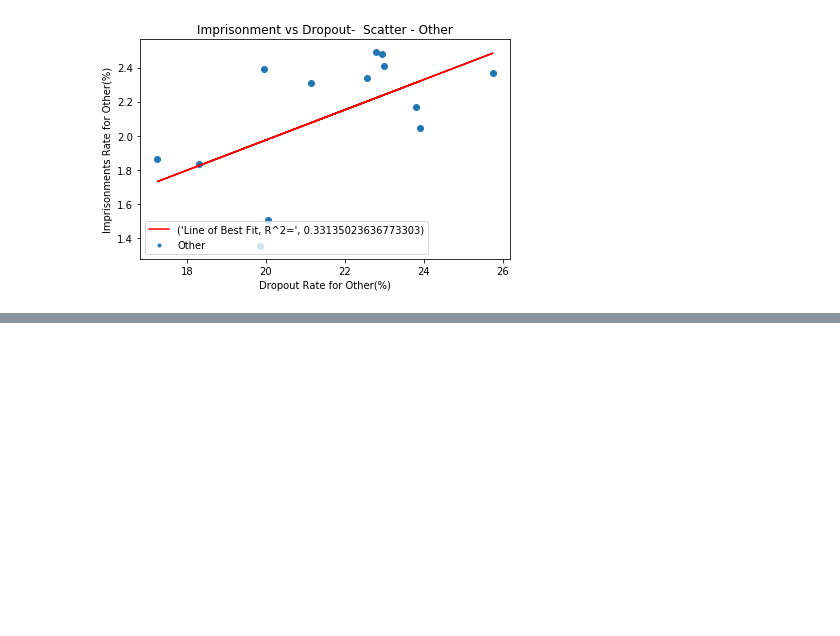
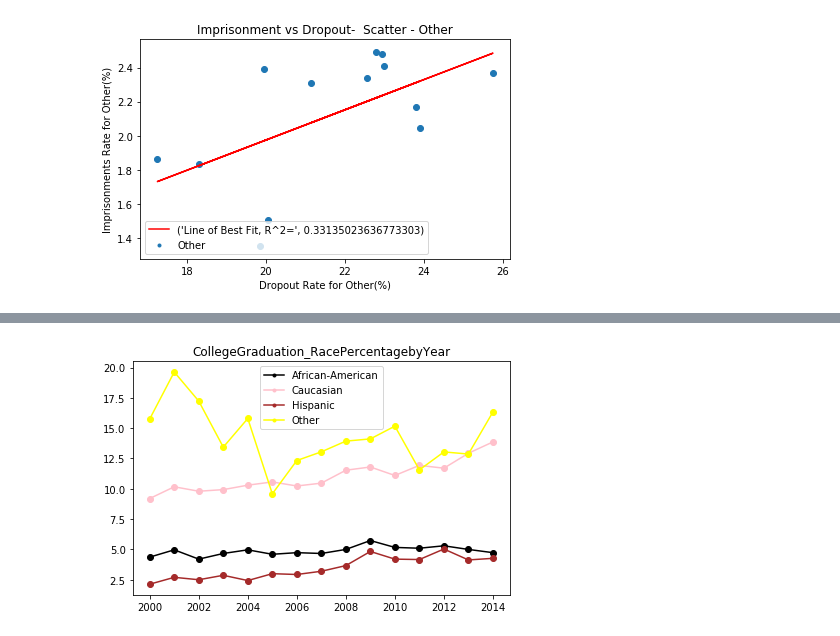
Before and after one commit to callanyan/BootCamp_GroupProjecT_Team5-by-5, a Jupyter notebook: Cleaning_Actual/ImprisonmentData_08.ipynb, the cells around one changed output, grey strips where cells are left out. Cells and saved outputs as stored; diff of their text form; code cells hidden in the pictures; blank space fills up the shorter version.

Commit message:
updates and more graphs

```diff
--- a/Cleaning_Actual/ImprisonmentData_08.ipynb
+++ b/Cleaning_Actual/ImprisonmentData_08.ipynb
@@ -424,14 +413,16 @@ plt.show()
 # %%
 CollegeGraduation_RacePercentagebyYear = pd.read_csv("../CSVs/College Graduation - RacePercentage by Year.csv")
-CollegeGraduation_RacePercentagebyYear.set_index("Year")
+CollegeGraduation_RacePercentagebyYear = CollegeGraduation_RacePercentagebyYear.set_index("Year")
 plt.plot(CollegeGraduation_RacePercentagebyYear.index, CollegeGraduation_RacePercentagebyYear["African-American"], '-o', color='black')
 plt.plot(CollegeGraduation_RacePercentagebyYear.index, CollegeGraduation_RacePercentagebyYear["Caucasian"], '-o', color='pink')
 plt.plot(CollegeGraduation_RacePercentagebyYear.index, CollegeGraduation_RacePercentagebyYear["Hispanic"], '-o', color='brown')
 plt.plot(CollegeGraduation_RacePercentagebyYear.index, CollegeGraduation_RacePercentagebyYear["Other"], '-o', color='yellow')
 plt.legend(labels=CollegeGraduation_RacePercentagebyYear.columns, loc="best", markerscale=.5)
 plt.title("CollegeGraduation_RacePercentagebyYear")
 plt.tight_layout()
 plt.savefig('../Graphs/CollegeGraduation_RacePercentagebyYear.png')
 plt.show()
+# %% [output]
+[figure, added]
 # %%
 DisconnectedYouthRate_RacePercentagebyYear = pd.read_csv("../CSVs/Disconnected Youth Rate - RacePercentage by Year.csv")
```
Also changed, not shown: parts of 17 cells of this notebook, 11 other files.
